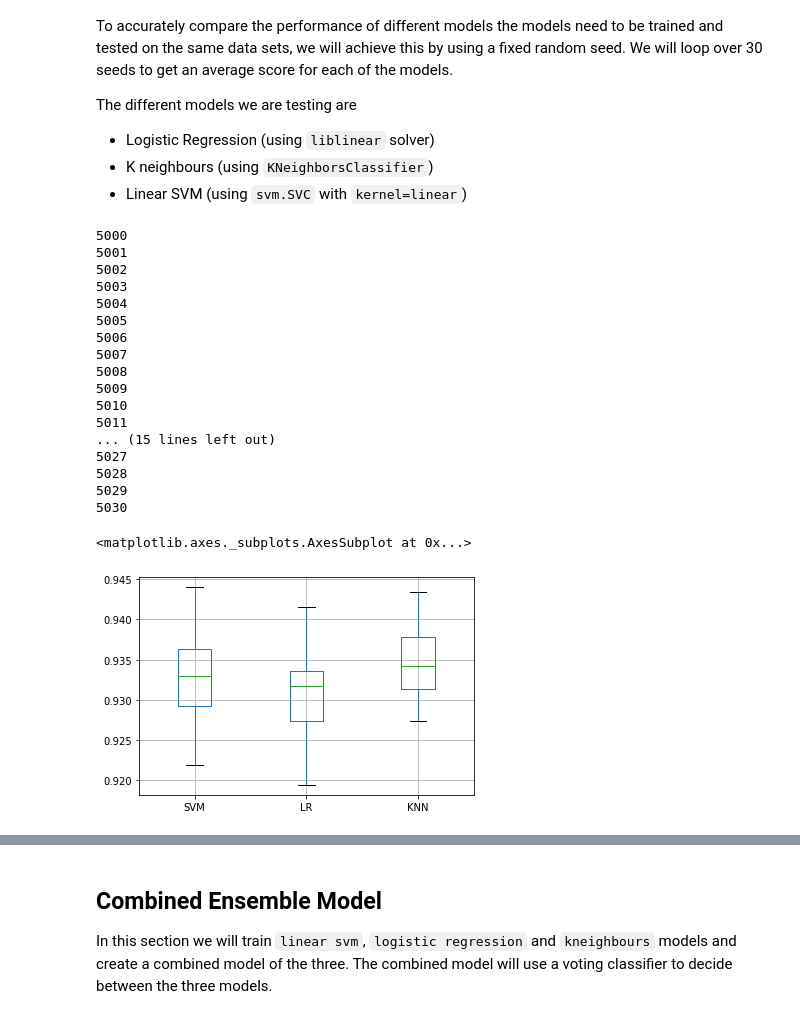
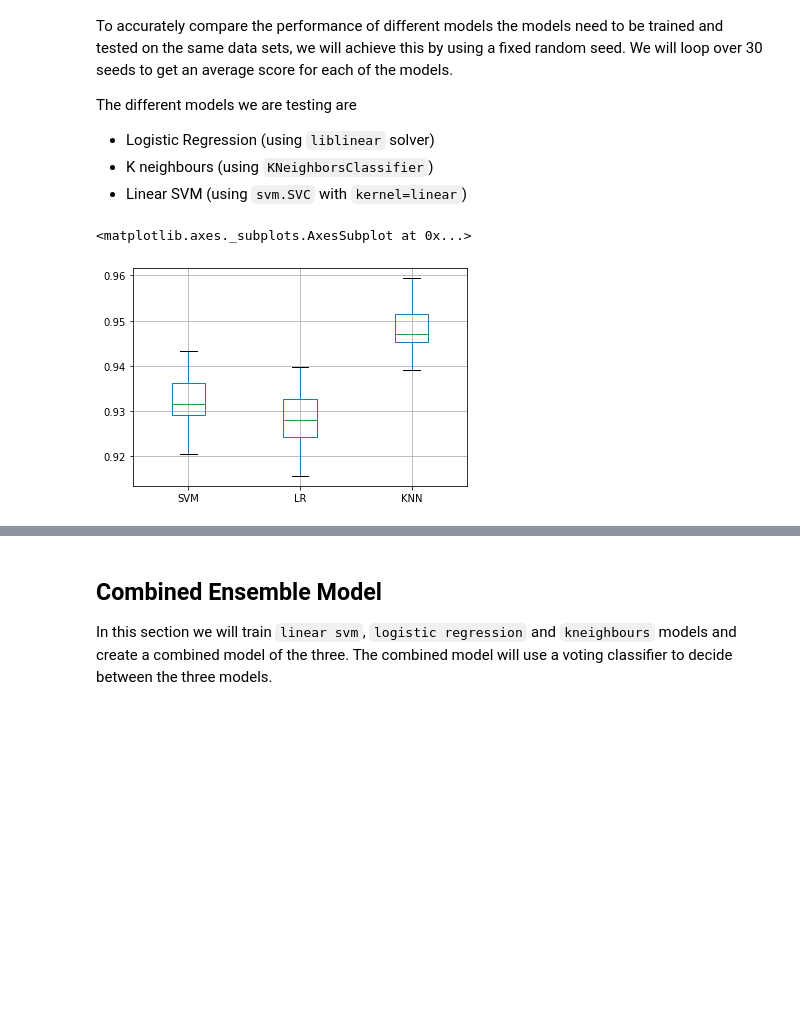
Before and after one commit to avneetgill/ensf544Project, a Jupyter notebook: Project1.2/Q4.2 Binary Classification with dimension reduction.ipynb, the cells around one changed output, grey strips where cells are left out. Saved outputs shown, nothing was run; the diff lists cells and outputs as text; code cells hidden in the pictures; blank space fills up the shorter version.

```diff
--- a/Project1.2/Q4.2 Binary Classification with dimension reduction.ipynb
+++ b/Project1.2/Q4.2 Binary Classification with dimension reduction.ipynb
@@ -58,5 +55,0 @@ print(features.shape, labels.shape)
-# %%
-pca = PCA(n_components=2)
-pca.fit(X_train)
-X_train = pca.transform(X_train)
-X_test = pca.transform(X_test)
@@ -64,0 +58,21 @@ NameError: name 'X_train' is not defined
+# %%
+from sklearn.model_selection import train_test_split
+
+#fixed seed for comparing different n_component numbers
+seed = 5026
+x_train, x_test, y_train, y_test = train_test_split(features, labels, test_size=0.25, random_state=seed)
+
+variance={'explained variance':[]}
+
+for k in range(0,12):
+    pca = PCA(n_components=k).fit(x_train)
+    variance['explained variance'].append(pca.explained_variance_ratio_.sum())
+
+df = pd.DataFrame(variance)
+
+ax = df.plot.bar(ylim=(0.94,1.001),title="Number of components vs their explained variance")
+ax.set_xlabel("number of components")
+ax.set_ylabel("total explained variance")
+ax.get_legend().remove()
+
+df
@@ -67,14 +98,16 @@ NameError: name 'X_train' is not defined
 
 Before we compare different models we need to narrow down which number of neighbours for `KNN` yields the highest train and test score. We will look at the weighted train test accuracies for all odd `k`'s in the range of `k` = 1 to `k` = 25.
 # %%
-from sklearn.model_selection import train_test_split
 from sklearn.neighbors import KNeighborsClassifier
 
 #Fixed seed for all different Ks
 seed = 5026
 x_train, x_test, y_train, y_test = train_test_split(features, labels, test_size=0.25, random_state=seed)
 
-pca = PCA(n_components=2)
+#number of components from above
+comp_num = 3
+
+pca = PCA(n_components=comp_num)
 pca.fit(x_train)
 x_train = pca.transform(x_train)
 x_test = pca.transform(x_test)
@@ -122,50 +155,32 @@ The different models we are testing are
 # %%
 from sklearn.model_selection import train_test_split
 from sklearn.linear_model import LogisticRegression
 from sklearn.neighbors import KNeighborsClassifier
 from sklearn import svm
 
 scores = {name: [] for name in ('SVM', 'LR', 'KNN')}
 
 for seed in range(5000,5031):
-    print(seed)
     x_train, x_test, y_train, y_test = train_test_split(features, labels, test_size=0.25, random_state=seed)
 
-    pca = PCA(n_components=2)
+    pca = PCA(n_components=comp_num)
     pca.fit(x_train)
     x_train = pca.transform(x_train)
     x_test = pca.transform(x_test)
 
     lsvc = svm.SVC(kernel='linear').fit(x_train, y_train)
-    logisticRegr = LogisticRegression(max_iter=10000,solver = 'liblinear').fit(x_train, y_train)
-    knn = KNeighborsClassifier(n_neighbors=11,**weights).fit(x_train, y_train)
+    logisticRegr = LogisticRegression(max_iter=1000,solver = 'liblinear').fit(x_train, y_train)
+    knn = KNeighborsClassifier(n_neighbors=bestK,**weights).fit(x_train, y_train)
 
 
     scores['SVM'].append(lsvc.score(x_test,y_test))
     scores['LR'].append(logisticRegr.score(x_test,y_test))
     scores['KNN'].append(knn.score(x_test,y_test))
 
 
 df = pd.DataFrame(scores)
 df.boxplot()
 # %% [output]
-5000
-5001
-5002
-5003
-5004
-5005
-5006
-5007
-5008
-5009
-5010
-5011
-... (15 lines left out)
-5027
-5028
-5029
-5030
+<matplotlib.axes._subplots.AxesSubplot at 0x...>
-<matplotlib.axes._subplots.AxesSubplot at 0x...>
-[figure, old version]
+[figure, new version]
 # %% [markdown]
```
Also changed, not shown: parts of 11 cells of this notebook.
